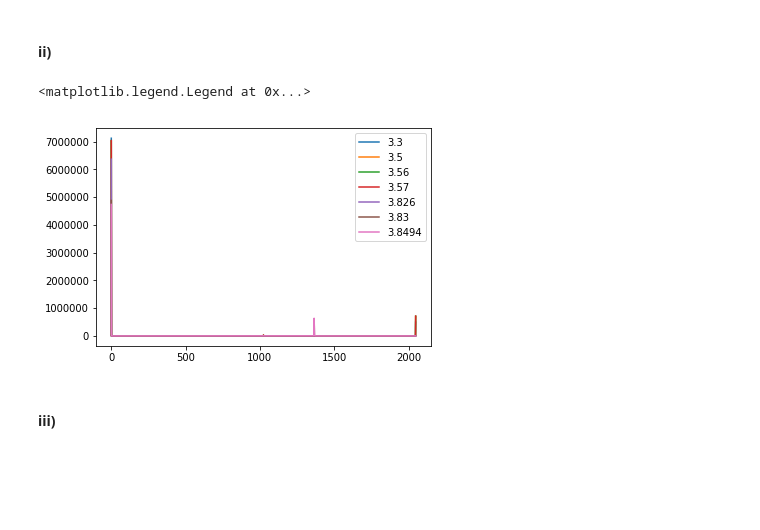
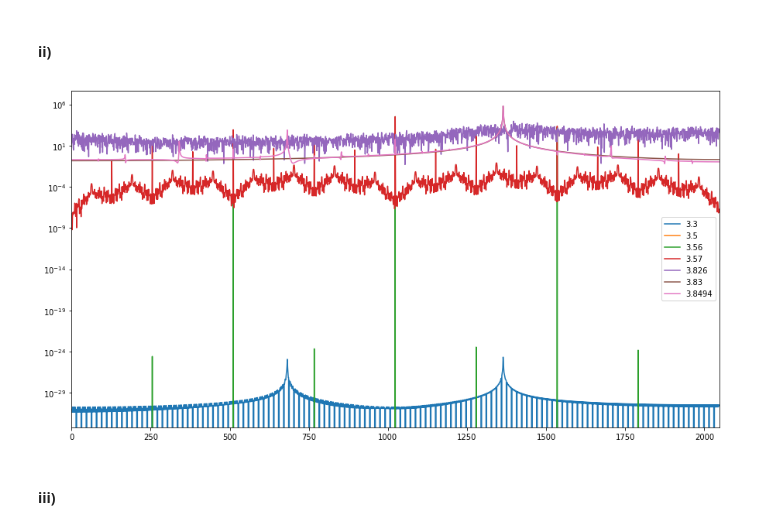
Before and after one commit to ManshaP/CCEES, a Jupyter notebook: exercise_3/2_spectrum_of_logistic_map.ipynb, the cells around one changed output. Drawn from its saved outputs; the diff is of its cells as text; code cells hidden in the pictures; blank space fills up the shorter version.

```diff
--- a/exercise_3/2_spectrum_of_logistic_map.ipynb
+++ b/exercise_3/2_spectrum_of_logistic_map.ipynb
@@ -42,15 +50,22 @@ plt.legend()
 # %%
 spectra = {}
 for mu, seq in sequences.items():
-    spec = np.fft.rfft(seq)
+    spec = np.fft.rfft(seq)[1:-1]
     spectra[mu] = np.abs(spec)**2
-# %%
-for mu, spec in spectra.items():
-    plt.plot(spec, label=mu)
-plt.legend()
-# %% [output]
-<matplotlib.legend.Legend at 0x...>
-[figure, removed]
+# %%
+fig = plt.figure()
+ax = plt.subplot()
+
+for mu, spec in spectra.items():
+    ax.plot(spec, label=mu)
+ax.legend()
+ax.set_yscale('log')
+ax.set_xlim(0, (iters/2)+1)
+
+fig.set_size_inches(15,8)
+plt.show()
+# %% [output]
+[figure, added]
 # %% [markdown]
 #### iii)
 # %%
```
Also changed, not shown: parts of 4 cells of this notebook.
